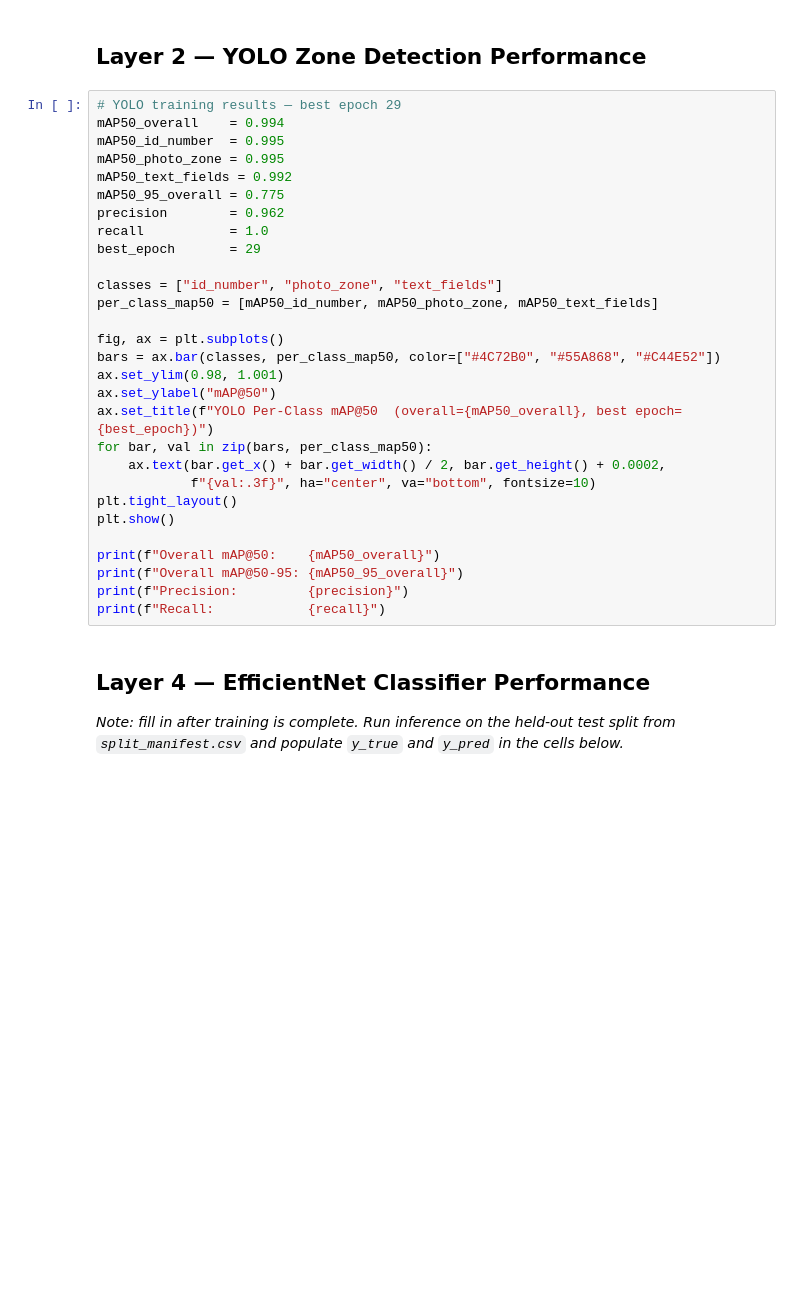
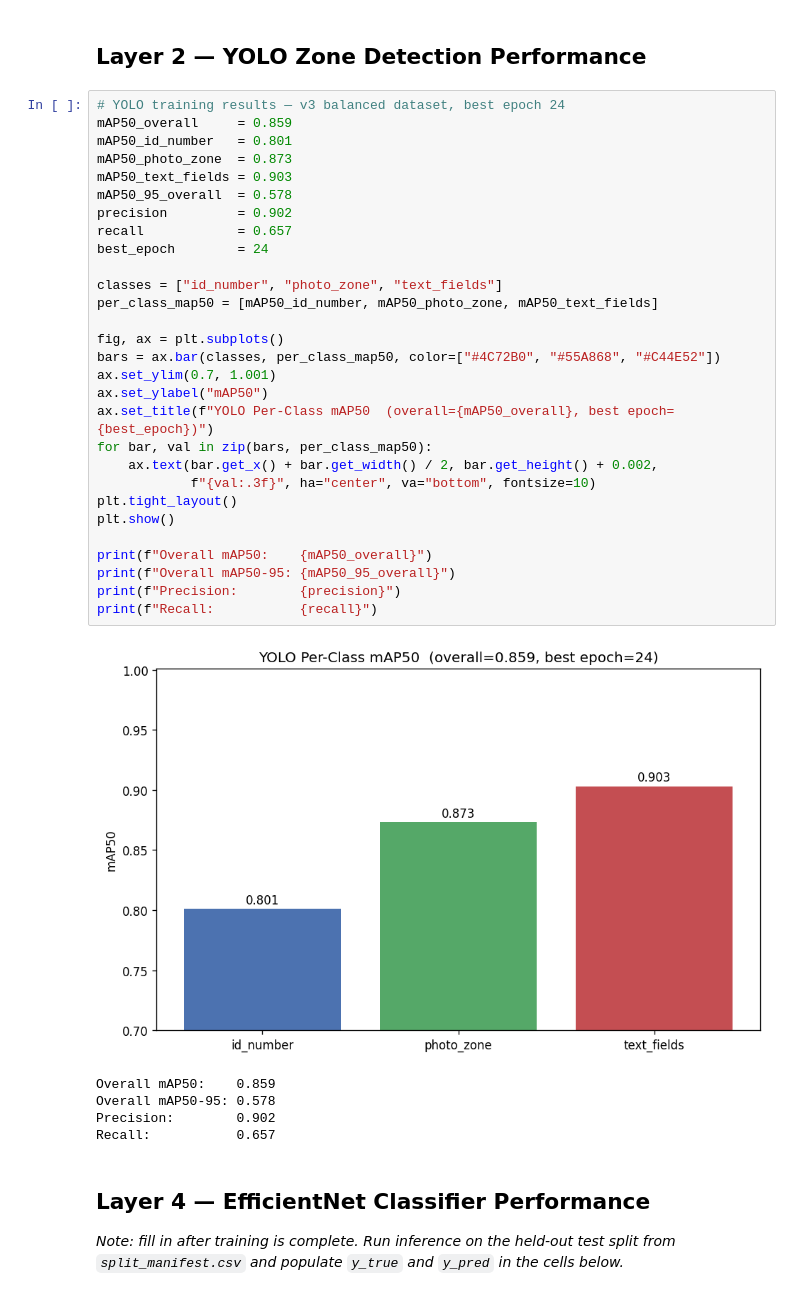
Before and after one commit to yarankd05/FakeID, a Jupyter notebook: notebooks/feature3_eval.ipynb, the cells around one changed output. Cells and saved outputs as stored; diff of their text form; blank space fills up the shorter version.

Commit message:
feat: fill in feature3_eval.ipynb with real training metrics

```diff
--- a/notebooks/feature3_eval.ipynb
+++ b/notebooks/feature3_eval.ipynb
@@ -31,34 +31,40 @@ plt.rcParams["figure.figsize"] = (8, 5)
 # %% [markdown]
 ## Layer 2 — YOLO Zone Detection Performance
 # %%
-# YOLO training results — best epoch 29
-mAP50_overall    = 0.994
-mAP50_id_number  = 0.995
-mAP50_photo_zone = 0.995
-mAP50_text_fields = 0.992
-mAP50_95_overall = 0.775
-precision        = 0.962
-recall           = 1.0
-best_epoch       = 29
+# YOLO training results — v3 balanced dataset, best epoch 24
+mAP50_overall     = 0.859
+mAP50_id_number   = 0.801
+mAP50_photo_zone  = 0.873
+mAP50_text_fields = 0.903
+mAP50_95_overall  = 0.578
+precision         = 0.902
+recall            = 0.657
+best_epoch        = 24
 
 classes = ["id_number", "photo_zone", "text_fields"]
 per_class_map50 = [mAP50_id_number, mAP50_photo_zone, mAP50_text_fields]
 
 fig, ax = plt.subplots()
 bars = ax.bar(classes, per_class_map50, color=["#4C72B0", "#55A868", "#C44E52"])
-ax.set_ylim(0.98, 1.001)
-ax.set_ylabel("mAP@50")
-ax.set_title(f"YOLO Per-Class mAP@50  (overall={mAP50_overall}, best epoch={best_epoch})")
+ax.set_ylim(0.7, 1.001)
+ax.set_ylabel("mAP50")
+ax.set_title(f"YOLO Per-Class mAP50  (overall={mAP50_overall}, best epoch={best_epoch})")
 for bar, val in zip(bars, per_class_map50):
-    ax.text(bar.get_x() + bar.get_width() / 2, bar.get_height() + 0.0002,
+    ax.text(bar.get_x() + bar.get_width() / 2, bar.get_height() + 0.002,
             f"{val:.3f}", ha="center", va="bottom", fontsize=10)
 plt.tight_layout()
 plt.show()
 
-print(f"Overall mAP@50:    {mAP50_overall}")
-print(f"Overall mAP@50-95: {mAP50_95_overall}")
-print(f"Precision:         {precision}")
-print(f"Recall:            {recall}")
+print(f"Overall mAP50:    {mAP50_overall}")
+print(f"Overall mAP50-95: {mAP50_95_overall}")
+print(f"Precision:        {precision}")
+print(f"Recall:           {recall}")
+# %% [output]
+[figure, added]
+Overall mAP50:    0.859
+Overall mAP50-95: 0.578
+Precision:        0.902
+Recall:           0.657
 # %% [markdown]
 ## Layer 4 — EfficientNet Classifier Performance
 
```
Also changed, not shown: parts of 5 cells of this notebook.
